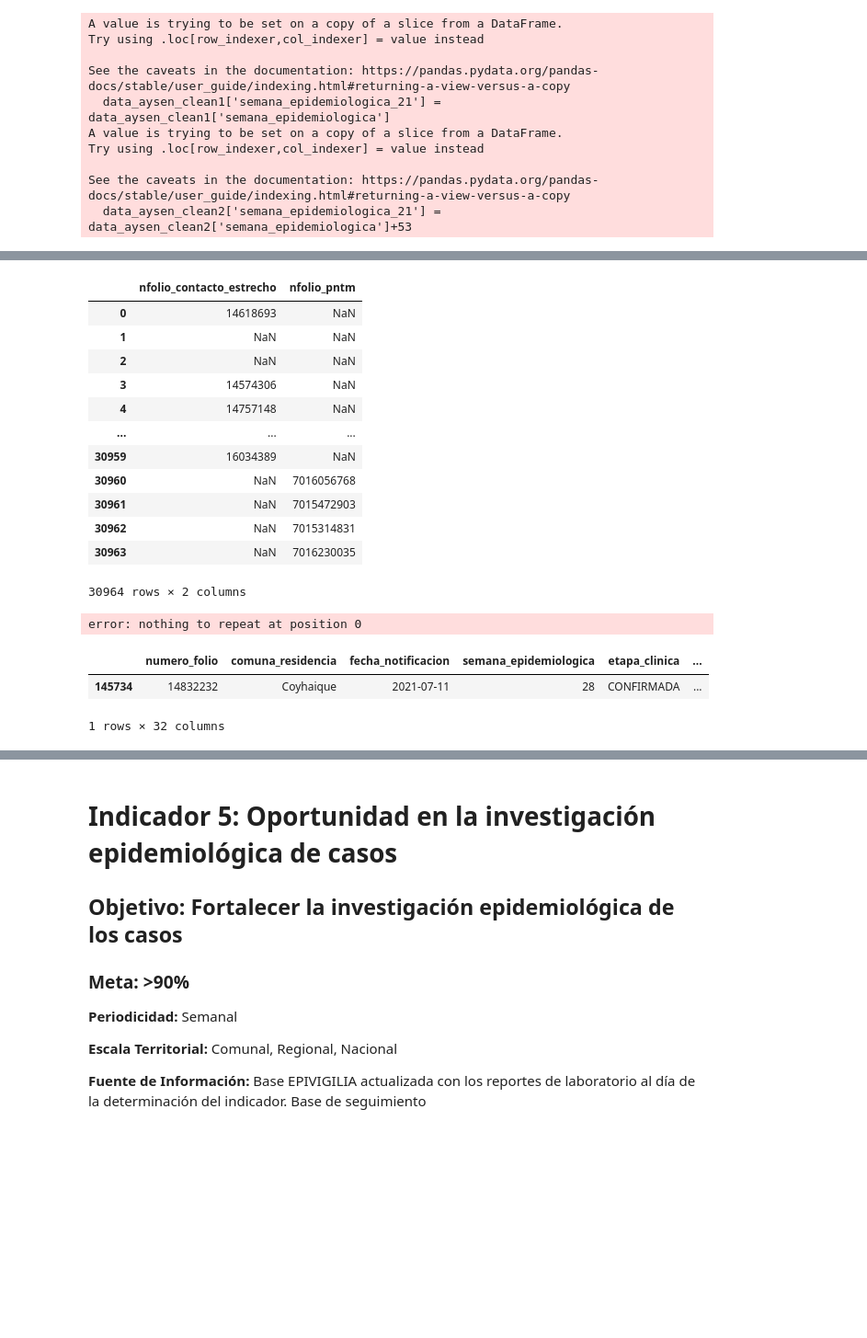
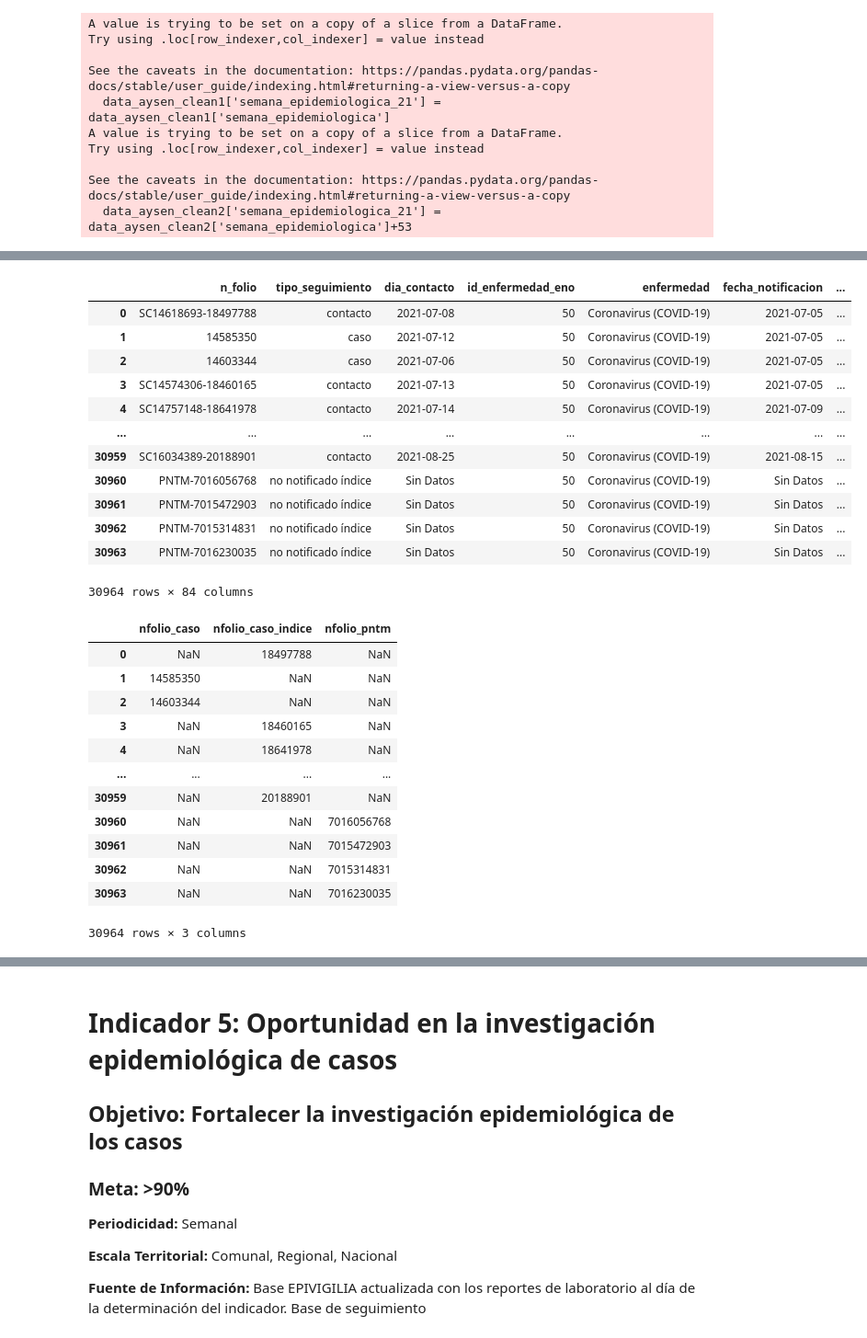
Before and after one commit to millacurafa/SeremiSaludAysenCovid, a Jupyter notebook: indicadores_trazabilidad.ipynb, the cells around one changed output, grey strips where cells are left out. Shown at 92% size. Cells and saved outputs as stored; diff of their text form; code cells hidden in the pictures; blank space fills up the shorter version.

```diff
--- a/indicadores_trazabilidad.ipynb
+++ b/indicadores_trazabilidad.ipynb
@@ -216,38 +181,0 @@ df_seguimiento['n_folio'].str.extract(r'([0-9]+)|SC[0-9]+-([0-9]+)', flags=0,exp
-# %%
-# Divide strings utilizando regex para extraer Contactos Estrechos y de Plataforma Nacional Toma de Muestras (PNTM) según corresponda
-
-df_seguimiento['n_folio'].str.extract(r'SC([0-9]+)-|PNTM-([0-9]+)', flags=0,expand=True).rename(columns={0:'nfolio_contacto_estrecho',
-                                                                                                         1:'nfolio_pntm'})
-# %% [output]
-|  | nfolio_contacto_estrecho | nfolio_pntm |
-| 0 | 14618693 | NaN |
-| 1 | NaN | NaN |
-| 2 | NaN | NaN |
-| 3 | 14574306 | NaN |
-| 4 | 14757148 | NaN |
-| ... | ... | ... |
-| 30959 | 16034389 | NaN |
-| 30960 | NaN | 7016056768 |
-| 30961 | NaN | 7015472903 |
-| 30962 | NaN | 7015314831 |
-| 30963 | NaN | 7016230035 |
-30964 rows × 2 columns
-# %%
-# Realiza merge con DF original utilizando index de importación
-df_seguimiento.join(
-    df_seguimiento['n_folio'].str.extract(r'?<![\w\d]([0-9]+)|SC[0-9]+-([0-9]+)', flags=0,expand=True).rename(columns={0:'nfolio_caso',
-                                                                                                          1:'nfolio_caso_indice',
-
-                                                                                                        }).join(
-        df_seguimiento['n_folio'].str.extract(r'SC([0-9]+)-|PNTM-([0-9]+)', flags=0,expand=True).rename(columns={0:'nfolio_contacto_estrecho',
-                                                                                                         1:'nfolio_pntm'})
-    )
-)
-# %% [output]
-error: nothing to repeat at position 0
-# %%
-data_aysen_clean[data_aysen_clean['numero_folio']==14832232]
-# %% [output]
-|  | numero_folio | comuna_residencia | fecha_notificacion | semana_epidemiologica | etapa_clinica | ... |
-| 145734 | 14832232 | Coyhaique | 2021-07-11 | 28 | CONFIRMADA | ... |
-1 rows × 32 columns
@@ -253,0 +187,39 @@ data_aysen_clean[data_aysen_clean['numero_folio']==14832232]
+# %%
+df_seguimiento
+# %% [output]
+|  | n_folio | tipo_seguimiento | dia_contacto | id_enfermedad_eno | enfermedad | fecha_notificacion | ... |
+| 0 | SC14618693-18497788 | contacto | 2021-07-08 | 50 | Coronavirus (COVID-19) | 2021-07-05 | ... |
+| 1 | 14585350 | caso | 2021-07-12 | 50 | Coronavirus (COVID-19) | 2021-07-05 | ... |
+| 2 | 14603344 | caso | 2021-07-06 | 50 | Coronavirus (COVID-19) | 2021-07-05 | ... |
+| 3 | SC14574306-18460165 | contacto | 2021-07-13 | 50 | Coronavirus (COVID-19) | 2021-07-05 | ... |
+| 4 | SC14757148-18641978 | contacto | 2021-07-14 | 50 | Coronavirus (COVID-19) | 2021-07-09 | ... |
+| ... | ... | ... | ... | ... | ... | ... | ... |
+| 30959 | SC16034389-20188901 | contacto | 2021-08-25 | 50 | Coronavirus (COVID-19) | 2021-08-15 | ... |
+| 30960 | PNTM-7016056768 | no notificado índice | Sin Datos | 50 | Coronavirus (COVID-19) | Sin Datos | ... |
+| 30961 | PNTM-7015472903 | no notificado índice | Sin Datos | 50 | Coronavirus (COVID-19) | Sin Datos | ... |
+| 30962 | PNTM-7015314831 | no notificado índice | Sin Datos | 50 | Coronavirus (COVID-19) | Sin Datos | ... |
+| 30963 | PNTM-7016230035 | no notificado índice | Sin Datos | 50 | Coronavirus (COVID-19) | Sin Datos | ... |
+30964 rows × 84 columns
+# %%
+# Divide strings utilizando regex para extraer nfolio de casos,
+# Separa nfolio caso indice de nfolio contacto estrecho y guarda caso índice
+# Y extrae datos de PNTM
+
+df_seguimiento['n_folio'].str.extract(r'([0-9]+)|SC[0-9]+-([0-9]+)|PNTM-([0-9]+)', flags=0,expand=True).rename(columns={0:'nfolio_caso',
+                                                                                                          1:'nfolio_caso_indice',
+                                                                                                          2:'nfolio_pntm'
+                                                                                                        })
+# %% [output]
+|  | nfolio_caso | nfolio_caso_indice | nfolio_pntm |
+| 0 | NaN | 18497788 | NaN |
+| 1 | 14585350 | NaN | NaN |
+| 2 | 14603344 | NaN | NaN |
+| 3 | NaN | 18460165 | NaN |
+| 4 | NaN | 18641978 | NaN |
+| ... | ... | ... | ... |
+| 30959 | NaN | 20188901 | NaN |
+| 30960 | NaN | NaN | 7016056768 |
+| 30961 | NaN | NaN | 7015472903 |
+| 30962 | NaN | NaN | 7015314831 |
+| 30963 | NaN | NaN | 7016230035 |
+30964 rows × 3 columns
```
Also changed, not shown: parts of 16 cells of this notebook.
